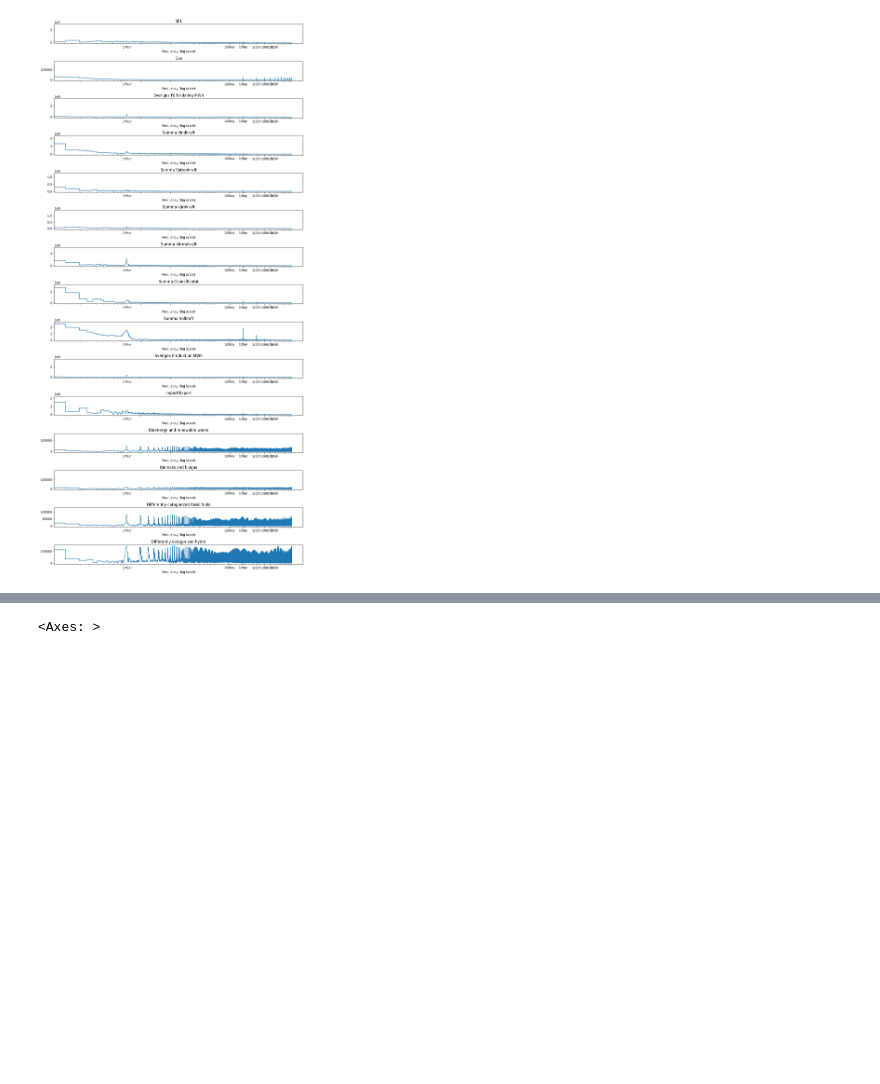
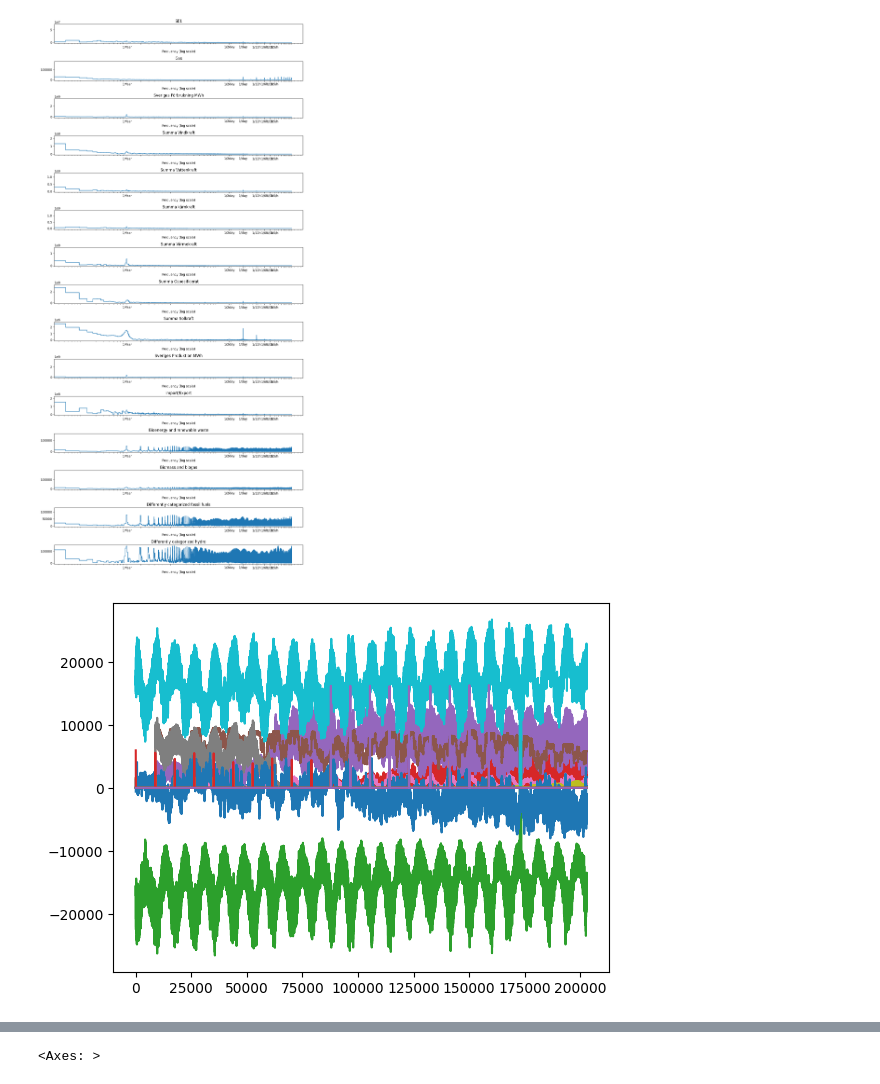
Before and after one commit to albinjanzen/masterthesis, a Jupyter notebook: Iteration 2.ipynb, the cells around one changed output, grey strips where cells are left out. Saved outputs shown, nothing was run; the diff lists cells and outputs as text; code cells hidden in the pictures; blank space fills up the shorter version.

```diff
--- a/Iteration 2.ipynb
+++ b/Iteration 2.ipynb
@@ -133,25 +133,25 @@ df_few = df.copy()
 df_sine = df.copy()
 
 df_many['Day div 2 sin'] = np.sin(timestamp_s * (2 * np.pi / day_div_2))
-df_few['Day div 2 sin'] = np.sin(timestamp_s * (2 * np.pi / day_div_2))
+#df_few['Day div 2 sin'] = np.sin(timestamp_s * (2 * np.pi / day_div_2))
 df_sine['Day div 2 sin'] = np.sin(timestamp_s * (2 * np.pi / day_div_2))
 
 df_many['Day div 2 cos'] = np.cos(timestamp_s * (2 * np.pi / day_div_2))
-df_few['Day div 2 cos'] = np.cos(timestamp_s * (2 * np.pi / day_div_2))
+#df_few['Day div 2 cos'] = np.cos(timestamp_s * (2 * np.pi / day_div_2))
 
 df_many['Day div 3 sin'] = np.sin(timestamp_s * (2 * np.pi / day_div_3))
-df_few['Day div 3 sin'] = np.sin(timestamp_s * (2 * np.pi / day_div_3))
+#df_few['Day div 3 sin'] = np.sin(timestamp_s * (2 * np.pi / day_div_3))
 df_sine['Day div 3 sin'] = np.sin(timestamp_s * (2 * np.pi / day_div_3))
 
 df_many['Day div 3 cos'] = np.cos(timestamp_s * (2 * np.pi / day_div_3))
-df_few['Day div 3 cos'] = np.cos(timestamp_s * (2 * np.pi / day_div_3))
+#df_few['Day div 3 cos'] = np.cos(timestamp_s * (2 * np.pi / day_div_3))
 
 df_many['Day div 4 sin'] = np.sin(timestamp_s * (2 * np.pi / day_div_4))
-df_few['Day div 4 sin'] = np.sin(timestamp_s * (2 * np.pi / day_div_4))
+#df_few['Day div 4 sin'] = np.sin(timestamp_s * (2 * np.pi / day_div_4))
 df_sine['Day div 4 sin'] = np.sin(timestamp_s * (2 * np.pi / day_div_4))
 
 df_many['Day div 4 cos'] = np.cos(timestamp_s * (2 * np.pi / day_div_4))
-df_few['Day div 4 cos'] = np.cos(timestamp_s * (2 * np.pi / day_div_4))
+#df_few['Day div 4 cos'] = np.cos(timestamp_s * (2 * np.pi / day_div_4))
 
 df_many['Day div 5 sin'] = np.sin(timestamp_s * (2 * np.pi / day_div_5))
 df_sine['Day div 5 sin'] = np.sin(timestamp_s * (2 * np.pi / day_div_5))
@@ -198,42 +198,42 @@ df_few['Day sin'] = np.sin(timestamp_s * (2 * np.pi / day))
 df_sine['Day sin'] = np.sin(timestamp_s * (2 * np.pi / day))
 
 df_many['Day cos'] = np.cos(timestamp_s * (2 * np.pi / day))
-df_few['Day cos'] = np.cos(timestamp_s * (2 * np.pi / day))
+#df_few['Day cos'] = np.cos(timestamp_s * (2 * np.pi / day))
 
 df_many['Day times 2 sin'] = np.sin(timestamp_s * (2 * np.pi / day_times_2))
-df_few['Day times 2 sin'] = np.sin(timestamp_s * (2 * np.pi / day_times_2))
+#df_few['Day times 2 sin'] = np.sin(timestamp_s * (2 * np.pi / day_times_2))
 df_sine['Day times 2 sin'] = np.sin(timestamp_s * (2 * np.pi / day_times_2))
 
 df_many['Day times 2 cos'] = np.cos(timestamp_s * (2 * np.pi / day_times_2))
-df_few['Day times 2 cos'] = np.cos(timestamp_s * (2 * np.pi / day_times_2))
+#df_few['Day times 2 cos'] = np.cos(timestamp_s * (2 * np.pi / day_times_2))
 
 df_many['Year sin'] = np.sin(timestamp_s * (2 * np.pi / year))
 df_few['Year sin'] = np.sin(timestamp_s * (2 * np.pi / year))
 df_sine['Year sin'] = np.sin(timestamp_s * (2 * np.pi / year))
 
 df_many['Year cos'] = np.cos(timestamp_s * (2 * np.pi / year))
-df_few['Year cos'] = np.cos(timestamp_s * (2 * np.pi / year))
+#df_few['Year cos'] = np.cos(timestamp_s * (2 * np.pi / year))
 
 df_many['Year div 2 sin'] = np.sin(timestamp_s * (2 * np.pi / year_div_2))
-df_few['Year div 2 sin'] = np.sin(timestamp_s * (2 * np.pi / year_div_2))
+#df_few['Year div 2 sin'] = np.sin(timestamp_s * (2 * np.pi / year_div_2))
 df_sine['Year div 2 sin'] = np.sin(timestamp_s * (2 * np.pi / year_div_2))
 
 df_many['Year div 2 cos'] = np.cos(timestamp_s * (2 * np.pi / year_div_2))
-df_few['Year div 2 cos'] = np.cos(timestamp_s * (2 * np.pi / year_div_2))
+#df_few['Year div 2 cos'] = np.cos(timestamp_s * (2 * np.pi / year_div_2))
 
 df_many['Year div 3 sin'] = np.sin(timestamp_s * (2 * np.pi / year_div_3))
-df_few['Year div 3 sin'] = np.sin(timestamp_s * (2 * np.pi / year_div_3))
+#df_few['Year div 3 sin'] = np.sin(timestamp_s * (2 * np.pi / year_div_3))
 df_sine['Year div 3 sin'] = np.sin(timestamp_s * (2 * np.pi / year_div_3))
 
 df_many['Year div 3 cos'] = np.cos(timestamp_s * (2 * np.pi / year_div_3))
-df_few['Year div 3 cos'] = np.cos(timestamp_s * (2 * np.pi / year_div_3))
+#df_few['Year div 3 cos'] = np.cos(timestamp_s * (2 * np.pi / year_div_3))
 
 df_many['Year div 4 sin'] = np.sin(timestamp_s * (2 * np.pi / year_div_4))
-df_few['Year div 4 sin'] = np.sin(timestamp_s * (2 * np.pi / year_div_4))
+#df_few['Year div 4 sin'] = np.sin(timestamp_s * (2 * np.pi / year_div_4))
 df_sine['Year div 4 sin'] = np.sin(timestamp_s * (2 * np.pi / year_div_4))
 
 df_many['Year div 4 cos'] = np.cos(timestamp_s * (2 * np.pi / year_div_4))
-df_few['Year div 4 cos'] = np.cos(timestamp_s * (2 * np.pi / year_div_4))
+#df_few['Year div 4 cos'] = np.cos(timestamp_s * (2 * np.pi / year_div_4))
 
 df_many['Year div 5 sin'] = np.sin(timestamp_s * (2 * np.pi / year_div_5))
 df_sine['Year div 5 sin'] = np.sin(timestamp_s * (2 * np.pi / year_div_5))
@@ -265,37 +265,40 @@ n_features_few = df_few.shape[1]
 n_features_many = df_many.shape[1]
 n_features_sine = df_sine.shape[1]
 
-
+#plt.plot(df_few)
+plt.plot(df)
 # Normalize the features using MinMaxScaler
 scaler = MinMaxScaler()
 scaler.fit_transform(df[df.columns])
 
 scaler_few = MinMaxScaler()
 scaler_few.fit_transform(df_few[df_few.columns])
 
 scaler_many = MinMaxScaler()
 scaler_many.fit_transform(df_many[df_many.columns])
 
 scaler_sine = MinMaxScaler()
 scaler_sine.fit_transform(df_sine[df_sine.columns])
 
 #Applying spike cap for SE1 (target variable)
 # Calculate the mean and standard deviation of Y
 mean_y = np.mean(df['SE1'])
 std_y = np.std(df['SE1'])
 
 # Set the threshold to two standard deviations above the mean
 threshold = mean_y + 3 * std_y
 
 # Cap the values of Y that exceed the threshold
 df.loc[df['SE1'] > threshold, 'SE1'] = threshold
 df[df.columns] = scaler.transform(df[df.columns])
 
 df_few.loc[df_few['SE1'] > threshold, 'SE1'] = threshold
 df_few[df_few.columns] = scaler_few.transform(df_few[df_few.columns])
 
 df_many.loc[df_many['SE1'] > threshold, 'SE1'] = threshold
 df_many[df_many.columns] = scaler_many.transform(df_many[df_many.columns])
 
 df_sine.loc[df_sine['SE1'] > threshold, 'SE1'] = threshold
 df_sine[df_sine.columns] = scaler_sine.transform(df_sine[df_sine.columns])
+# %% [output]
+[figure, added]
```
Also changed, not shown: parts of 12 cells of this notebook.
